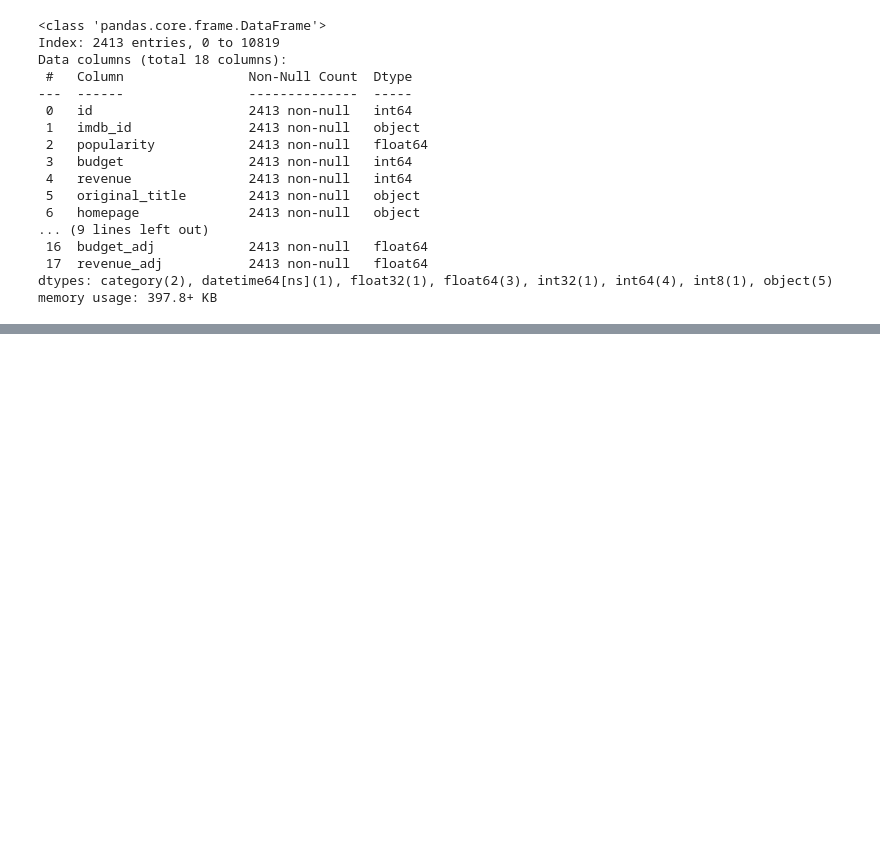
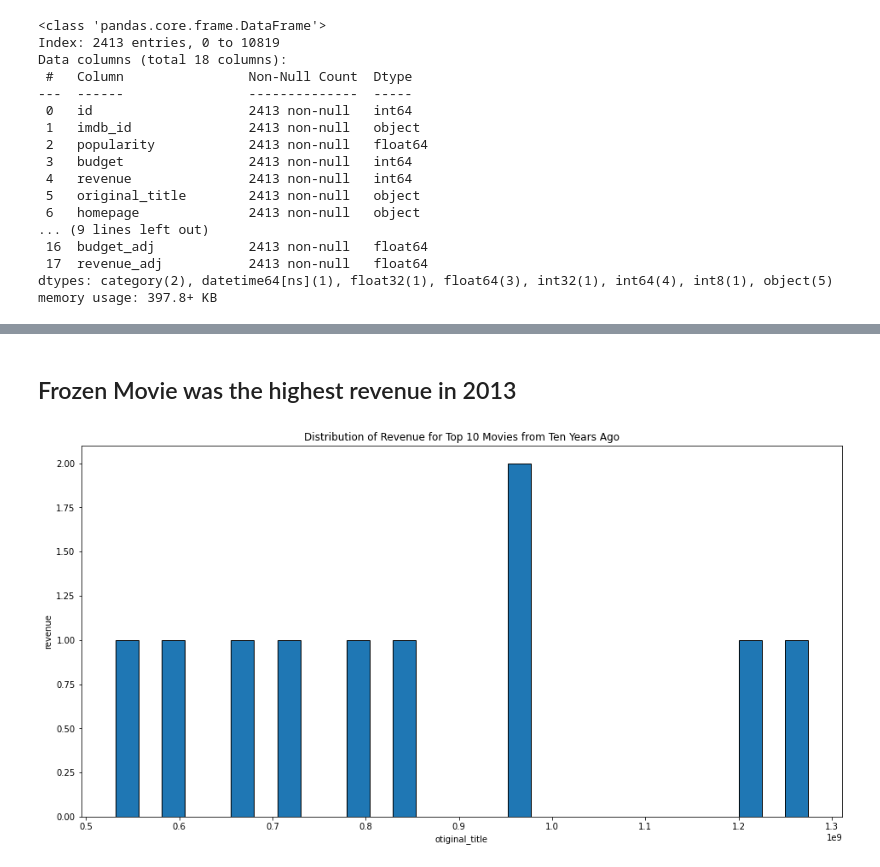
Before and after one commit to masiod/TMDb_movie_data, a Jupyter notebook: TMDB Final Project investigate dataset.ipynb, the cells around one changed output, grey strips where cells are left out. Saved outputs shown, nothing was run; the diff lists cells and outputs as text; code cells hidden in the pictures; blank space fills up the shorter version.

Commit message:
Top Ten movies revenue

```diff
--- a/TMDB Final Project investigate dataset.ipynb
+++ b/TMDB Final Project investigate dataset.ipynb
@@ -281,6 +281,7 @@ current_year=2023
 target_year=current_year-10
 df_ten_years_movies=df[df['release_year']==target_year]
 #make dataframe for id ,imdb_id,original_title and revenue
-selected_columns_of_ten_movies=df_ten_years_movies.columns['id','imdb_id','release_year','original_title','revenue']
-selected_columns_of_ten_movies.head()
+selected_columns_of_ten_movies=df_ten_years_movies[['id','imdb_id','release_year','original_title','revenue']]
+df_ten_years_movies_result=selected_columns_of_ten_movies.sort_values(by='revenue',ascending=False).head(10) # sort_values => to get revenue from highest value
+df_ten_years_movies_result
 # %% [output]
@@ -287,0 +314,12 @@ IndexError: only integers, slices (`:`), ellipsis (`...`), numpy.newaxis (`None`
+# %% [markdown]
+## Frozen Movie was the highest revenue in 2013
+# %%
+plt.figure(figsize=(16, 8))
+plt.hist(df_ten_years_movies_result['revenue'], bins=30, edgecolor='black')
+plt.title('Distribution of Revenue for Top 10 Movies from Ten Years Ago')
+plt.xlabel('otiginal_title')
+plt.ylabel('revenue')
+plt.show()
+# df_ten_years_movies_result.plot(kind='hist',x='original_title',y='revenue',figsize=(16,8),bins=30)
+# %% [output]
+[figure, added]
```
Also changed, not shown: parts of 4 cells of this notebook.
